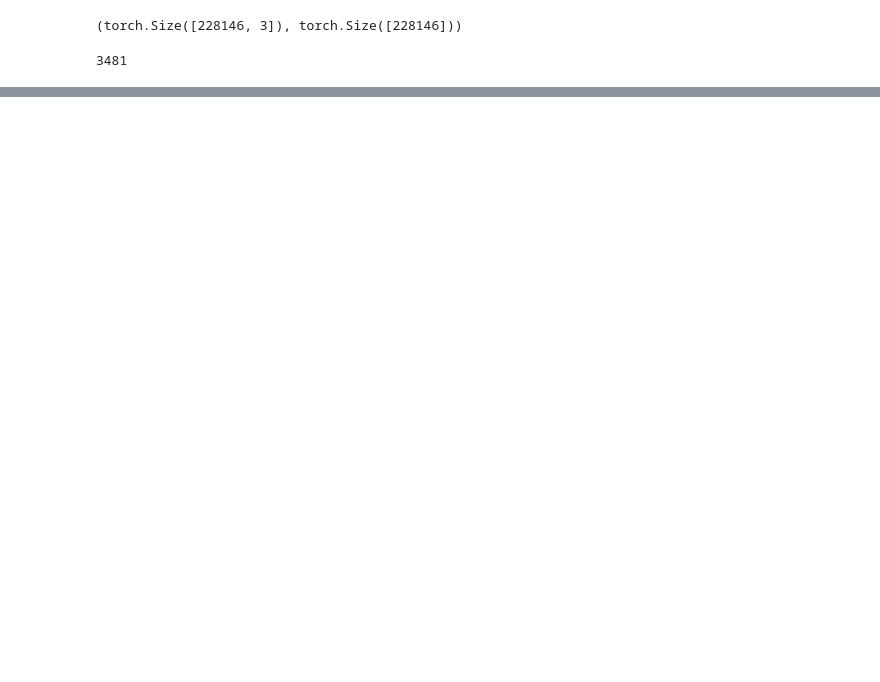
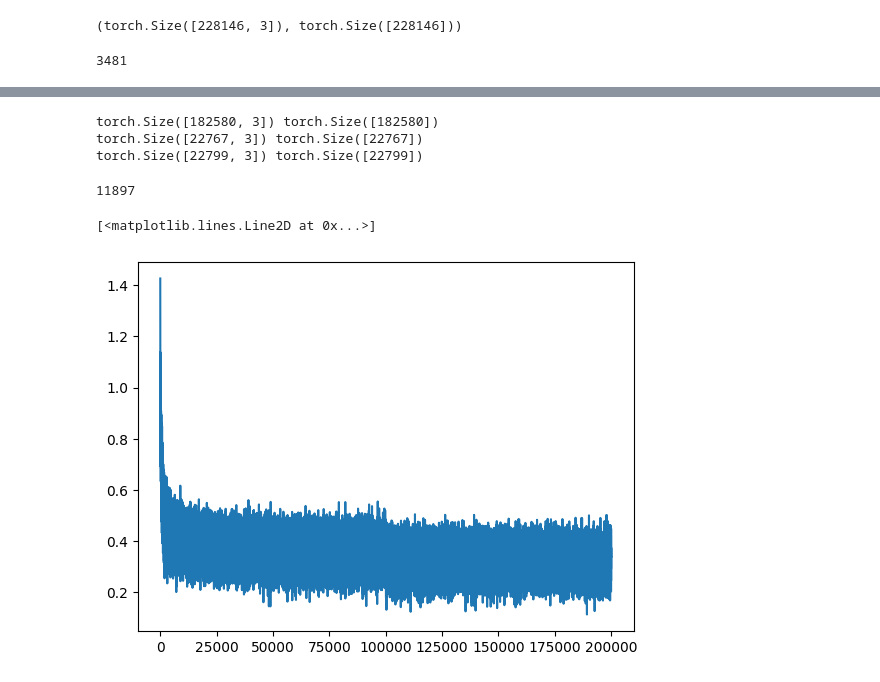
Before and after one commit to anmarchenko/makemore-lecture, a Jupyter notebook: build_makemore_mlp.ipynb, the cells around one changed output, grey strips where cells are left out. Drawn from its saved outputs; the diff is of its cells as text; code cells hidden in the pictures; blank space fills up the shorter version.

Commit message:
splitting dataset and optimizing the model, sampling

```diff
--- a/build_makemore_mlp.ipynb
+++ b/build_makemore_mlp.ipynb
@@ -166,0 +167,37 @@ tensor(2.3286, grad_fn=<NllLossBackward0>)
+# %%
+# split data in 3 parts
+# training split, dev/validation split, test split
+# 80%, 10%, 10%
+
+# build the dataset
+
+def build_dataset(words):
+  block_size = 3 # context length: how many characters do we take to predict the next one?
+  X, Y = [], []
+
+  for w in words:
+    context = [0] * block_size
+    for ch in w + '.':
+      ix = stoi[ch]
+      X.append(context)
+      Y.append(ix)
+      context = context[1:] + [ix] # rolling window
+
+  X = torch.tensor(X)
+  Y = torch.tensor(Y)
+  print(X.shape, Y.shape)
+  return X, Y
+
+import random
+random.seed(42)
+random.shuffle(words)
+n1 = int(0.8*len(words))
+n2 = int(0.9*len(words))
+
+Xtr, Ytr = build_dataset(words[:n1])
+Xdev, Ydev = build_dataset(words[n1:n2])
+Xte, Yte = build_dataset(words[n2:])
+# %% [output]
+torch.Size([182580, 3]) torch.Size([182580])
+torch.Size([22767, 3]) torch.Size([22767])
+torch.Size([22799, 3]) torch.Size([22799])
@@ -166,0 +217,42 @@ tensor(2.3286, grad_fn=<NllLossBackward0>)
+# %%
+sum(p.nelement() for p in parameters)
+# %% [output]
+11897
+# %%
+lri = []
+lossi = []
+stepi = []
+# %%
+# training
+
+for i in range(200000):
+  # minibatch construct
+  ix = torch.randint(0, Xtr.shape[0], (32, ))
+
+  # forward pass
+  emb = C[Xtr[ix]] # (32, 3, 10), we select only 32 examples from a random minibatch
+  h = torch.tanh(emb.view(-1, 30) @ W1 + b1) # hidden layer with activation function, (32, 100)
+  logits = h @ W2 +   b2
+  loss = F.cross_entropy(logits, Ytr[ix])
+
+  # backward pass
+  for p in parameters:
+    p.grad = None
+  loss.backward()
+
+  # update
+  lr = 0.1 if i < 100000 else 0.01
+  for p in parameters:
+    p.data += -lr * p.grad
+
+  # track stats
+  stepi.append(i)
+  lri.append(lr)
+  lossi.append(loss.log10().item())
+
+# print(loss.item())
+# %%
+plt.plot(stepi, lossi)
+# %% [output]
+[<matplotlib.lines.Line2D at 0x...>]
+[figure, added]
```
Also changed, not shown: parts of 10 cells of this notebook.
